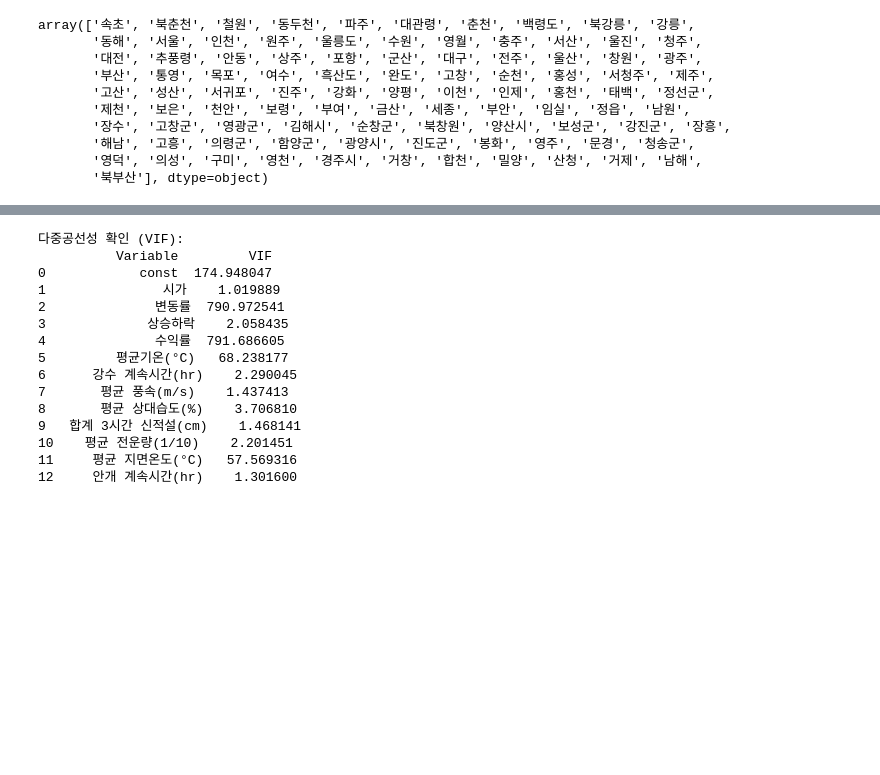
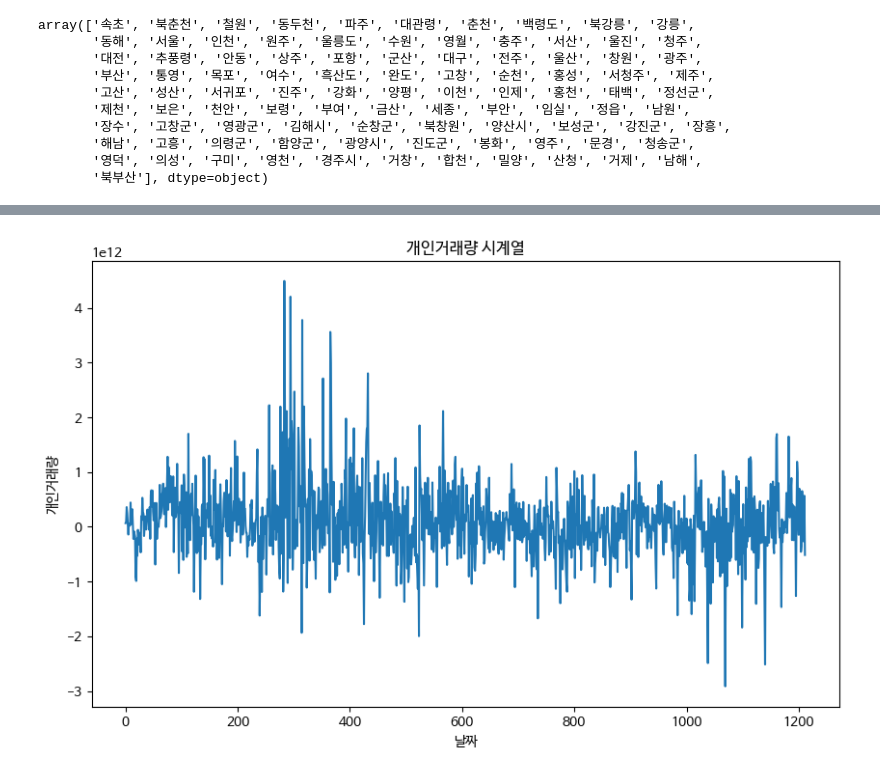
Before and after one commit to kimgisan/stunning-fortnight, a Jupyter notebook: 날씨와 주식거래량 수정..ipynb, the cells around one changed output, grey strips where cells are left out. Saved outputs shown, nothing was run; the diff lists cells and outputs as text; code cells hidden in the pictures; blank space fills up the shorter version.

```diff
--- a/날씨와 주식거래량 수정..ipynb
+++ b/날씨와 주식거래량 수정..ipynb
@@ -736,24 +953,11 @@ Covariance Type:            nonrobust
-# %%
-# VIF 계산
-vif_data = pd.DataFrame()
-vif_data["Variable"] = X2.columns
-vif_data["VIF"] = [variance_inflation_factor(X2.values, i) for i in range(X2.shape[1])]
-
-print("\n다중공선성 확인 (VIF):")
-print(vif_data)
-# %% [output]
-다중공선성 확인 (VIF):
-          Variable         VIF
-0            const  174.948047
-1               시가    1.019889
-2              변동률  790.972541
-3             상승하락    2.058435
-4              수익률  791.686605
-5         평균기온(°C)   68.238177
-6      강수 계속시간(hr)    2.290045
-7       평균 풍속(m/s)    1.437413
-8       평균 상대습도(%)    3.706810
-9   합계 3시간 신적설(cm)    1.468141
-10    평균 전운량(1/10)    2.201451
-11     평균 지면온도(°C)   57.569316
-12     안개 계속시간(hr)    1.301600
+# %%
+import matplotlib.pyplot as plt
+
+# 시계열 데이터 시각화
+df1['개인거래량'].plot(figsize=(10, 6))
+plt.title("개인거래량 시계열")
+plt.xlabel("날짜")
+plt.ylabel("개인거래량")
+plt.show()
+# %% [output]
+[figure, added]
```
Also changed, not shown: parts of 94 cells of this notebook.
